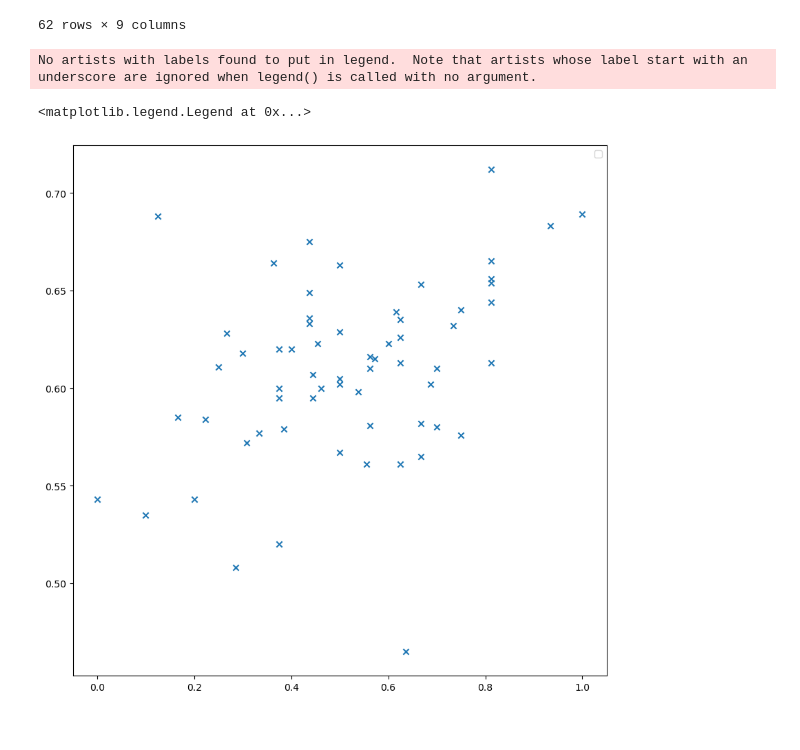
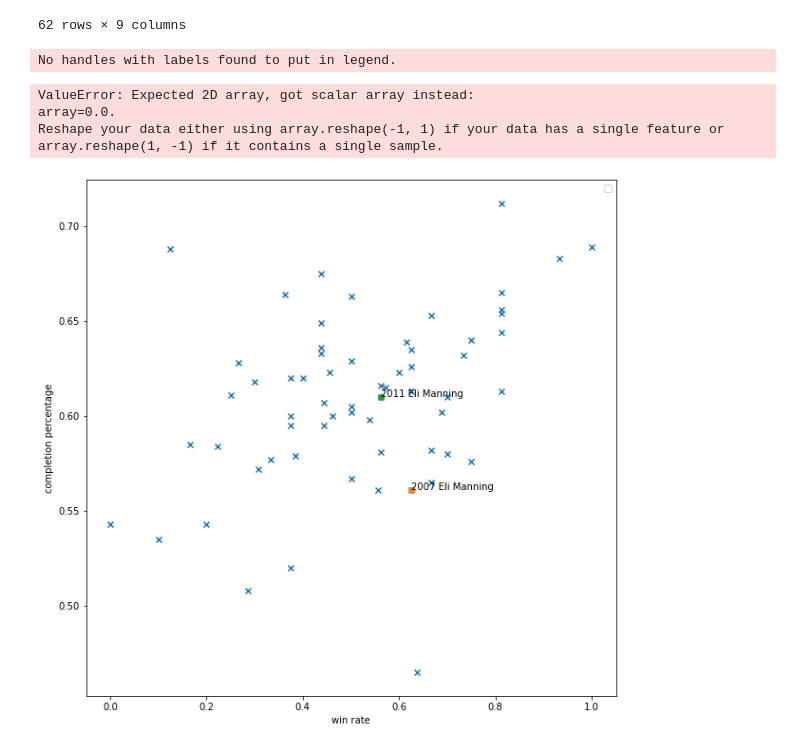
Before and after one commit to nguyenwilliam/elimanning, a Jupyter notebook: elimanning.ipynb, the cells around one changed output. Drawn from its saved outputs; the diff is of its cells as text; code cells hidden in the pictures.

```diff
--- a/elimanning.ipynb
+++ b/elimanning.ipynb
@@ -276,16 +279,35 @@ QB
 | 33 | Matt Cassel | 0.595 | 1.111111 | 1.000000 | 4.77 | 76.6 | 2.444444 | 0.444444 | 2011 |
 | 34 | Curtis Painter | 0.543 | 0.750000 | 1.125000 | 4.45 | 66.6 | 2.000000 | 0.000000 | 2011 |
 62 rows × 9 columns
-# %%
-# test for plt and subplots
-plt.subplots(figsize = (10, 10))
-i = 2007
-plt.scatter(marker = "x", x = QB["win_rate"], y = QB["completion%"])
-plt.legend()
-# %% [output]
-No artists with labels found to put in legend.  Note that artists whose label start with an underscore are ignored when legend() is called with no argument.
-<matplotlib.legend.Legend at 0x...>
-[figure, removed]
+# %%
+# test for plt and subplots
+plt.subplots(figsize = (10, 10))
+i = 2007
+plt.scatter(marker = "x", x = QB["win_rate"], y = QB["completion%"])
+plt.legend()
+
+win_rate = np.array(QB["win_rate"]).reshape(-1, 1)
+comp_rate = np.array(QB["completion%"]).reshape(-1, 1)
+
+for x in QB.itertuples():
+    name = x[1]
+    comp_rate = x[2]
+    win_rate = x[8]
+    if (name == "Eli Manning"):
+        plt.scatter(marker="o", x = x[8], y = x[2])
+        plt.annotate(str(x[9]) + " " + x[1], (x[8], x[2]))
+
+plt.xlabel("win rate")
+plt.ylabel("completion percentage")
+
+reg = LinearRegression().fit(win_rate, comp_rate)
+plt.plot(win_rate, reg.intercept_ + reg.coef_ * win_rate, '-')
+# %% [output]
+No handles with labels found to put in legend.
+ValueError: Expected 2D array, got scalar array instead:
+array=0.0.
+Reshape your data either using array.reshape(-1, 1) if your data has a single feature or array.reshape(1, -1) if it contains a single sample.
+[figure, added]
 # %%
 # what do i want to show
 # i want to highlight eli's stats in comparison to every other QB that season for each statistic
```
Also changed, not shown: parts of 1 cell of this notebook.
